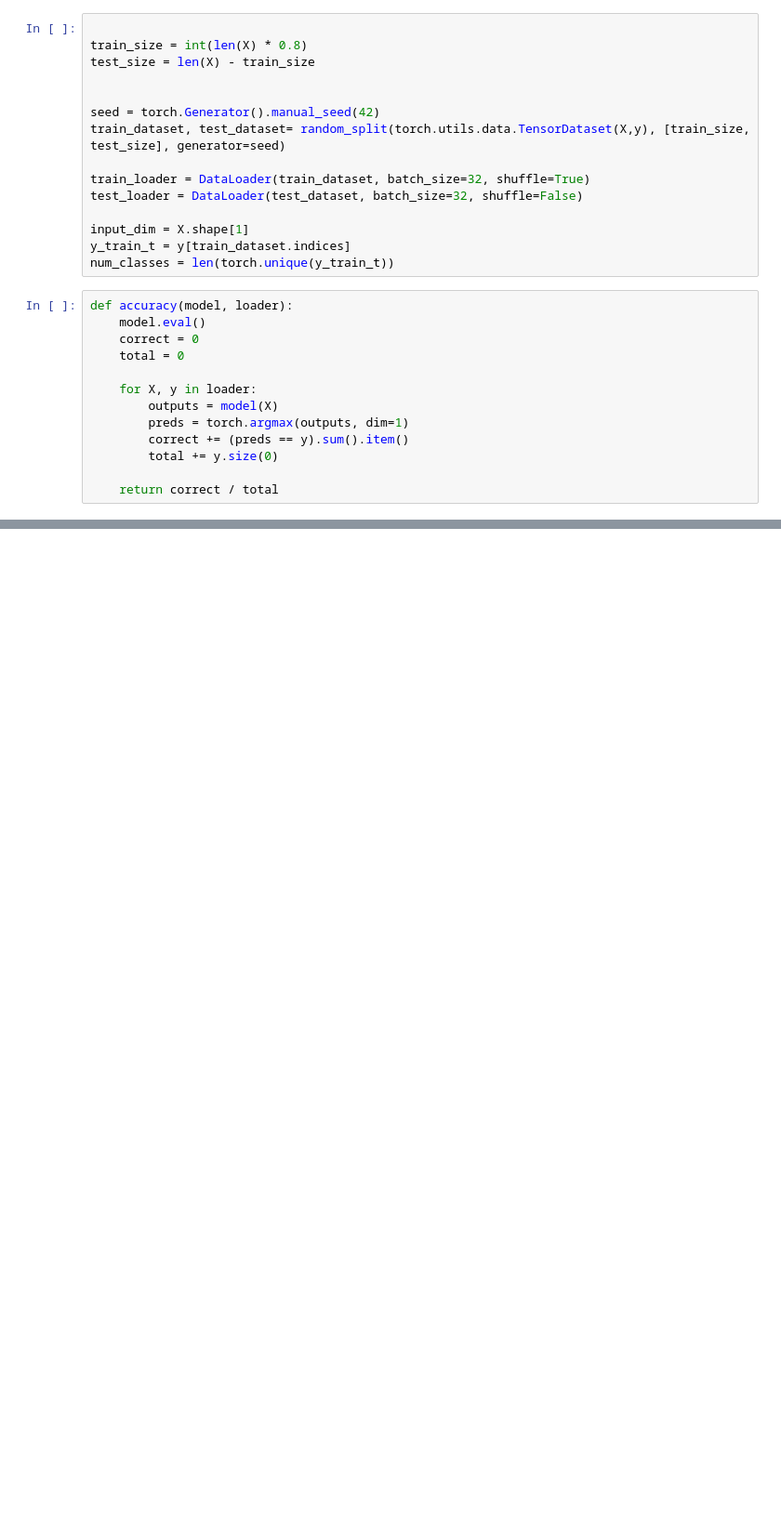
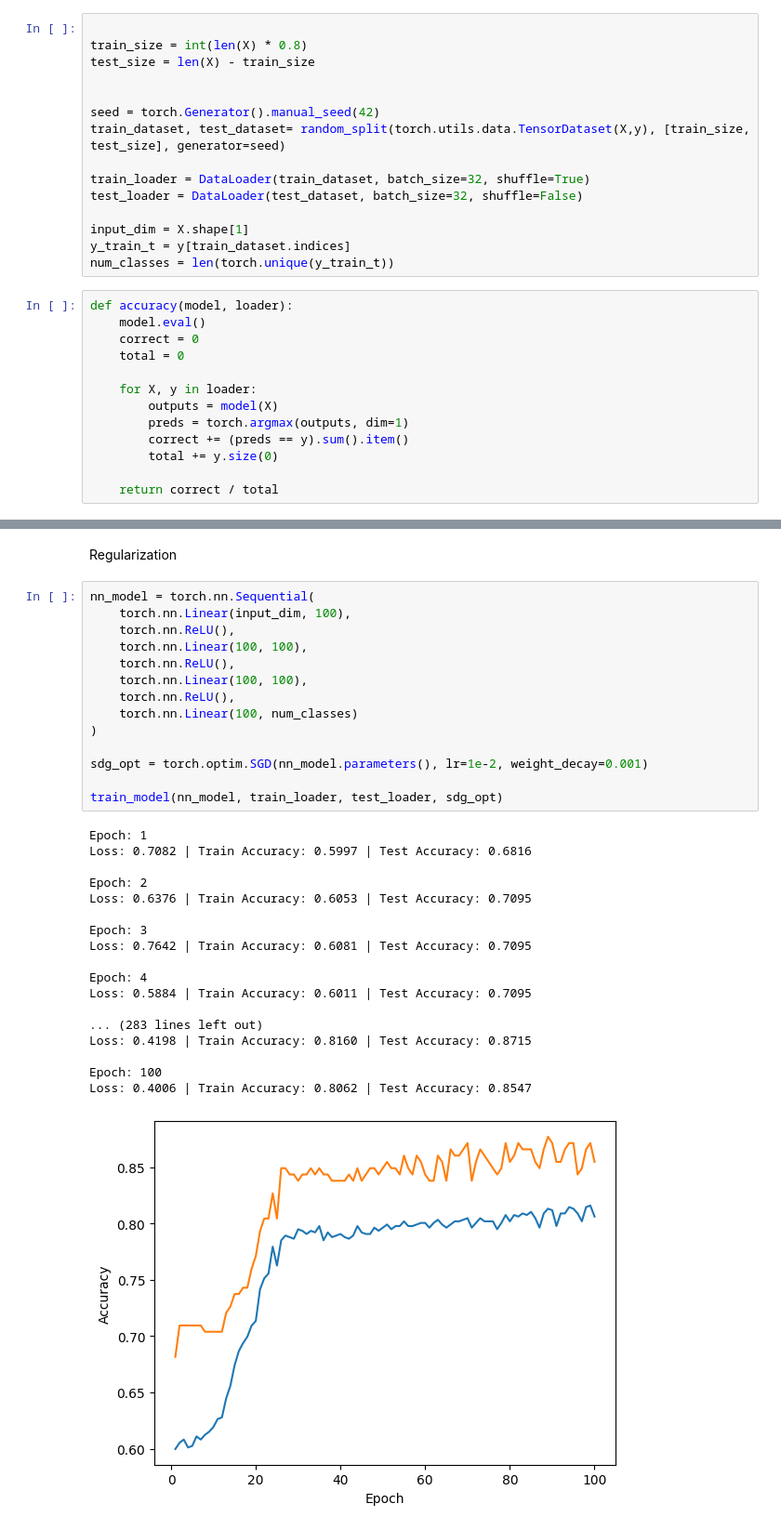
Before and after one commit to hahnspena102/csc487-lab4.1, a Jupyter notebook: Lab 4.1.ipynb, the cells around one changed output, grey strips where cells are left out. Shown at 93% size. Drawn from its saved outputs; the diff is of its cells as text; blank space fills up the shorter version.

```diff
--- a/Lab 4.1.ipynb
+++ b/Lab 4.1.ipynb
@@ -133,0 +159,35 @@ Loss: 0.5459 | Train Accuracy: 0.8076 | Test Accuracy: 0.8771
+# %% [markdown]
+Regularization
+# %%
+nn_model = torch.nn.Sequential(
+    torch.nn.Linear(input_dim, 100),
+    torch.nn.ReLU(),
+    torch.nn.Linear(100, 100),
+    torch.nn.ReLU(),
+    torch.nn.Linear(100, 100),
+    torch.nn.ReLU(),
+    torch.nn.Linear(100, num_classes)
+)
+
+sdg_opt = torch.optim.SGD(nn_model.parameters(), lr=1e-2, weight_decay=0.001)
+
+train_model(nn_model, train_loader, test_loader, sdg_opt)
+# %% [output]
+Epoch: 1
+Loss: 0.7082 | Train Accuracy: 0.5997 | Test Accuracy: 0.6816
+
+Epoch: 2
+Loss: 0.6376 | Train Accuracy: 0.6053 | Test Accuracy: 0.7095
+
+Epoch: 3
+Loss: 0.7642 | Train Accuracy: 0.6081 | Test Accuracy: 0.7095
+
+Epoch: 4
+Loss: 0.5884 | Train Accuracy: 0.6011 | Test Accuracy: 0.7095
+
+... (283 lines left out)
+Loss: 0.4198 | Train Accuracy: 0.8160 | Test Accuracy: 0.8715
+
+Epoch: 100
+Loss: 0.4006 | Train Accuracy: 0.8062 | Test Accuracy: 0.8547
+[figure, added]
```
Also changed, not shown: parts of 15 cells of this notebook.
